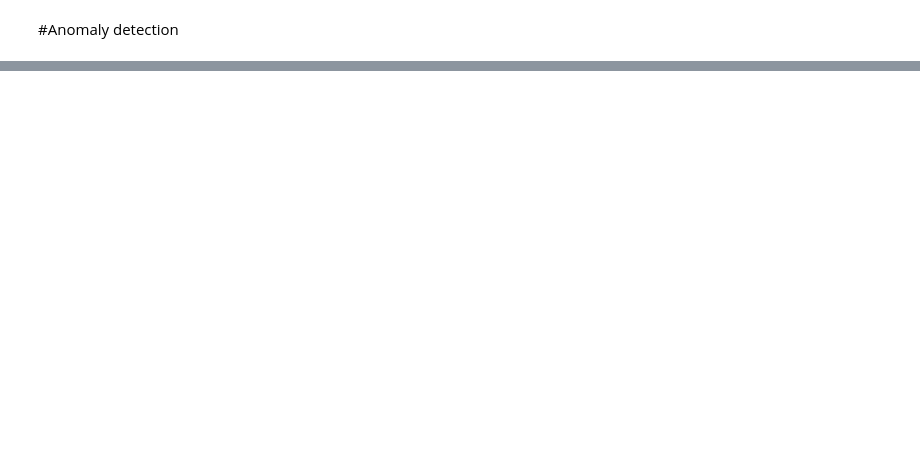
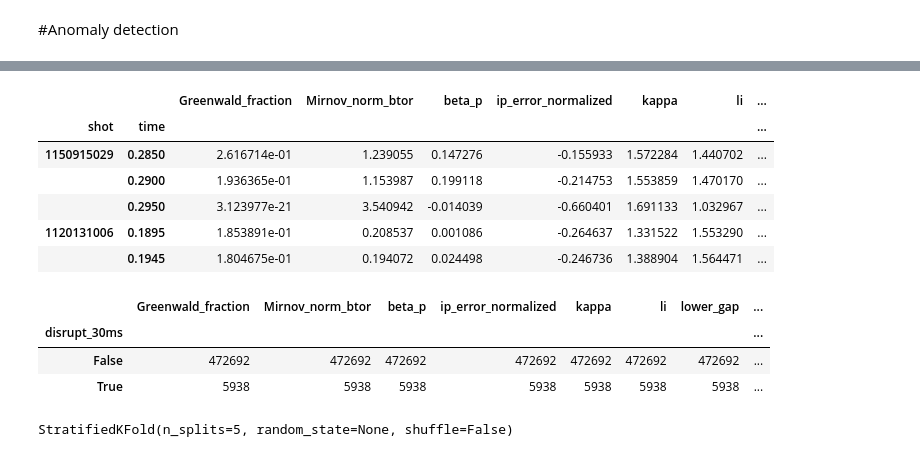
Before and after one commit to fsternini/anomaly-prediction, a Jupyter notebook: anomaly_prediction.ipynb, the cells around one changed output, grey strips where cells are left out. Saved outputs shown, nothing was run; the diff lists cells and outputs as text; code cells hidden in the pictures; blank space fills up the shorter version.

Commit message:
first-classifier

```diff
--- a/anomaly_prediction.ipynb
+++ b/anomaly_prediction.ipynb
@@ -356,16 +344,0 @@ IsolationForest does not accept missing values encoded as NaN natively. For supe
-# %%
-
-# Predict anomalies: -1 indicates an anomaly, 1 indicates normal
-anomaly_predictions = isolation_forest.predict(scaled_data)
-
-# Attach predictions to the DataFrame
-df['anomaly'] = anomaly_predictions
-
-# Display the count of normal and anomalous points
-print("Counts of anomaly predictions:")
-print(df['anomaly'].value_counts())
-
-# Optionally inspect the first few anomalies
-anomalies_detected = df[df['anomaly'] == -1]
-print("\nSample of detected anomalies:")
-print(anomalies_detected.head())
@@ -371,0 +563,17 @@ print(anomalies_detected.head())
+# %%
+df.head()
+# %% [output]
+|  |  | Greenwald_fraction | Mirnov_norm_btor | beta_p | ip_error_normalized | kappa | li | ... |
+| shot | time |  |  |  |  |  |  | ... |
+| 1150915029 | 0.2850 | 2.616714e-01 | 1.239055 | 0.147276 | -0.155933 | 1.572284 | 1.440702 | ... |
+|  | 0.2900 | 1.936365e-01 | 1.153987 | 0.199118 | -0.214753 | 1.553859 | 1.470170 | ... |
+|  | 0.2950 | 3.123977e-21 | 3.540942 | -0.014039 | -0.660401 | 1.691133 | 1.032967 | ... |
+| 1120131006 | 0.1895 | 1.853891e-01 | 0.208537 | 0.001086 | -0.264637 | 1.331522 | 1.553290 | ... |
+|  | 0.1945 | 1.804675e-01 | 0.194072 | 0.024498 | -0.246736 | 1.388904 | 1.564471 | ... |
+# %%
+df.groupby("disrupt_30ms").count()
+# %% [output]
+|  | Greenwald_fraction | Mirnov_norm_btor | beta_p | ip_error_normalized | kappa | li | lower_gap | ... |
+| disrupt_30ms |  |  |  |  |  |  |  | ... |
+| False | 472692 | 472692 | 472692 | 472692 | 472692 | 472692 | 472692 | ... |
+| True | 5938 | 5938 | 5938 | 5938 | 5938 | 5938 | 5938 | ... |
@@ -371,0 +584,7 @@ print(anomalies_detected.head())
+# %%
+from sklearn.model_selection import StratifiedKFold
+skf = StratifiedKFold(n_splits=5)
+skf.get_n_splits(X, y)
+print(skf)
+# %% [output]
+StratifiedKFold(n_splits=5, random_state=None, shuffle=False)
```
Also changed, not shown: parts of 40 cells of this notebook.
